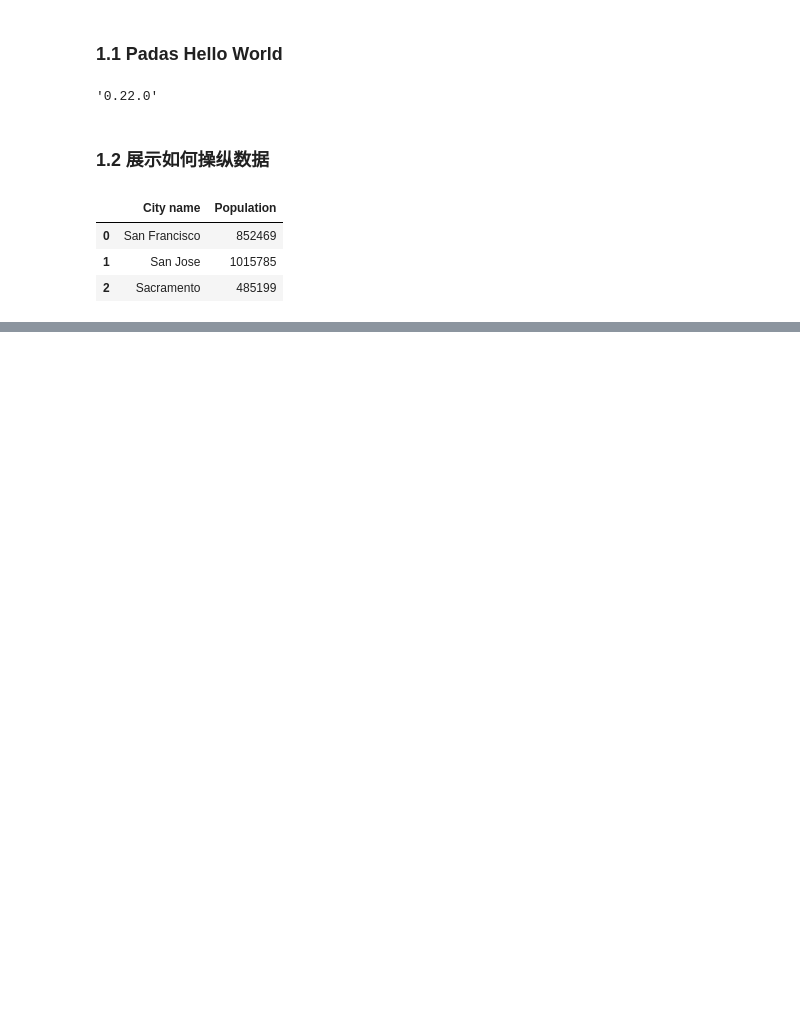
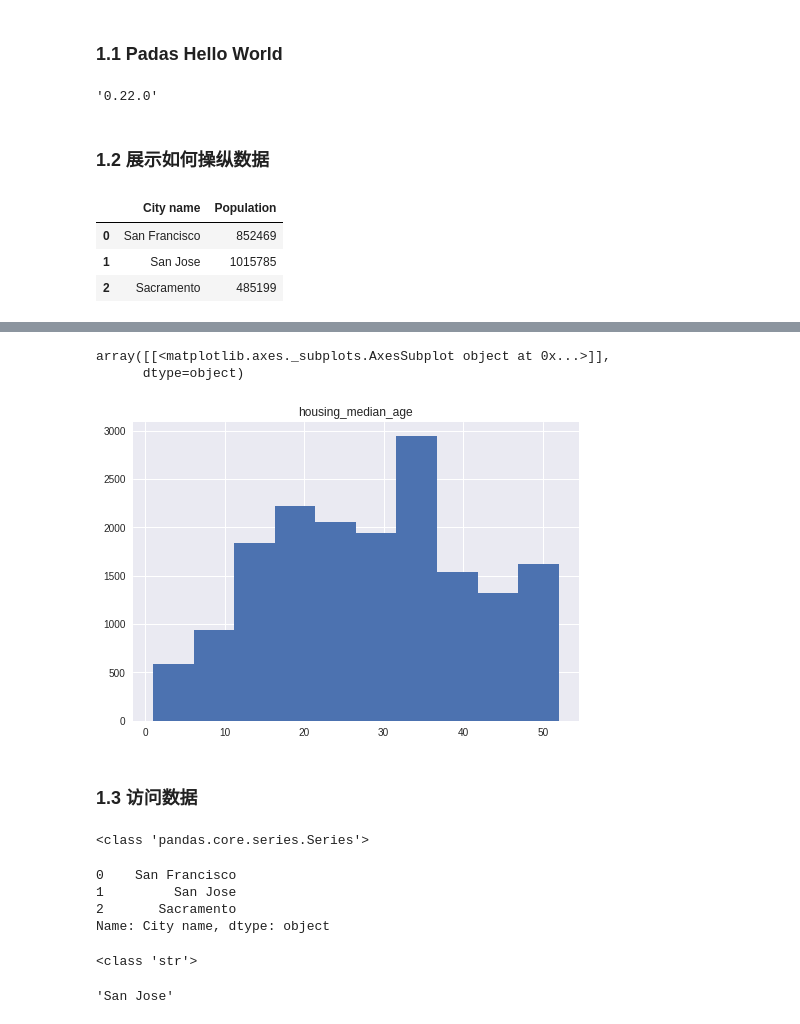
Before and after one commit to stevenkcolin/tensorflow, a Jupyter notebook: tf_test001_190125.ipynb, the cells around one changed output, grey strips where cells are left out. Drawn from its saved outputs; the diff is of its cells as text; code cells hidden in the pictures; blank space fills up the shorter version.

```diff
--- a/tf_test001_190125.ipynb
+++ b/tf_test001_190125.ipynb
@@ -25,0 +28,4 @@ pd.DataFrame({ 'City name': city_names, 'Population': population })
+# %%
+california_housing_dataframe = pd.read_csv("https://download.mlcc.google.cn/mledu-datasets/california_housing_train.csv", sep=",")
+california_housing_dataframe.describe() #这里展示的是一些统计信息
+# mean：平均值，std：标准差,
@@ -25,0 +52,25 @@ pd.DataFrame({ 'City name': city_names, 'Population': population })
+# %%
+# 用图表形式展示房屋年龄的分布
+california_housing_dataframe.hist('housing_median_age')
+# %% [output]
+array([[<matplotlib.axes._subplots.AxesSubplot object at 0x...>]],
+      dtype=object)
+[figure, added]
+# %% [markdown]
+### 1.3 访问数据
+# %%
+cities = pd.DataFrame({ 'City name': city_names, 'Population': population })
+print(type(cities['City name']))
+cities['City name']
+# %% [output]
+<class 'pandas.core.series.Series'>
+0    San Francisco
+1         San Jose
+2       Sacramento
+Name: City name, dtype: object
+# %%
+print(type(cities['City name'][1]))
+cities['City name'][1]
+# %% [output]
+<class 'str'>
+'San Jose'
```
Also changed, not shown: parts of 16 cells of this notebook.
